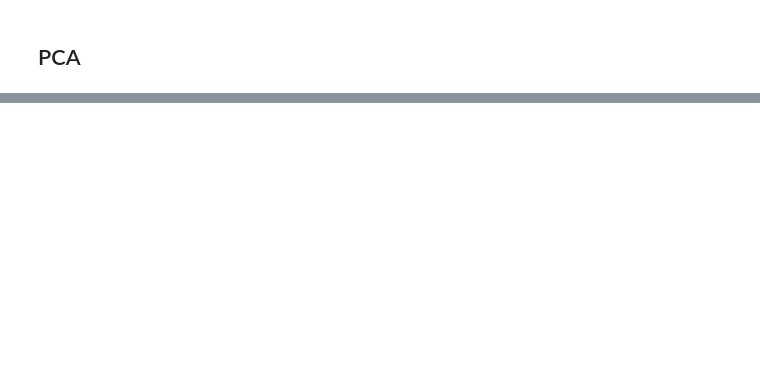
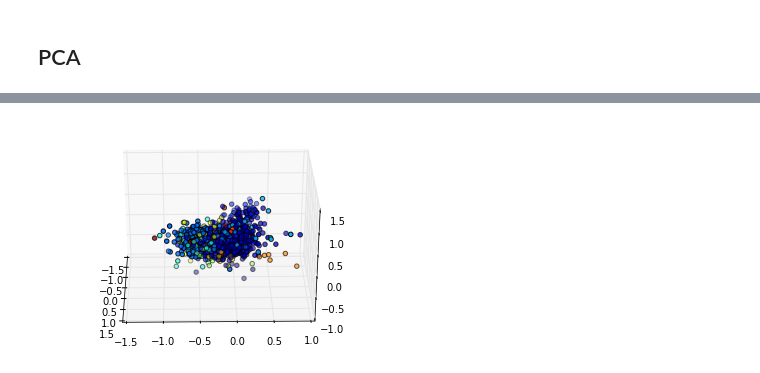
Before and after one commit to CS224W/Project, a Jupyter notebook: code/User-tag node2vec.ipynb, the cells around one changed output, grey strips where cells are left out. Cells and saved outputs as stored; diff of their text form; code cells hidden in the pictures; blank space fills up the shorter version.

```diff
--- a/code/User-tag node2vec.ipynb
+++ b/code/User-tag node2vec.ipynb
@@ -149,12 +152,14 @@ plt.scatter(Y_pca_tags[:, 0], Y_pca_tags[:, 1], c=kmeans.labels_[tag_idxs])
 # %%
-# from mpl_toolkits.mplot3d import Axes3D
+from mpl_toolkits.mplot3d import Axes3D
 
-# fig = plt.figure()
-# ax = fig.add_subplot(111, projection='3d')
-# ax.scatter(Y_pca_tags[:, 0], Y_pca_tags[:, 1], Y_pca_tags[:, 2])
+fig = plt.figure()
+ax = fig.add_subplot(111, projection='3d')
+ax.scatter(Y_pca_tags[:, 0], Y_pca_tags[:, 1], Y_pca_tags[:, 2], c=kmeans.labels_[tag_idxs])
 
-# ax.view_init(270, 359)
-# plt.draw()
+ax.view_init(30, 359)
+plt.draw()
+# %% [output]
+[figure, added]
 # %%
 tag_clusters = {}
 for t_id, clt in zip(tag_idxs, kmeans.labels_[tag_idxs]):
```
Also changed, not shown: parts of 13 cells of this notebook.
